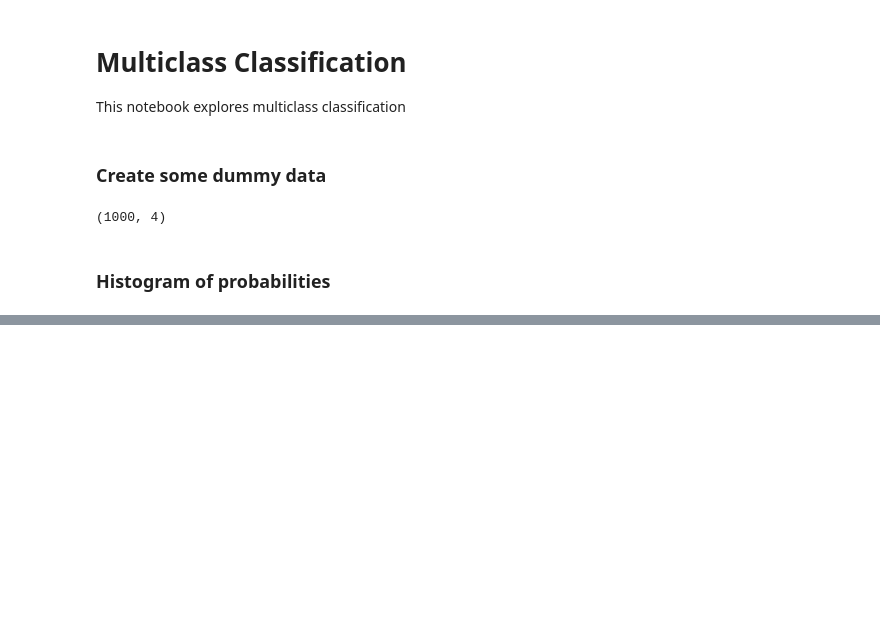
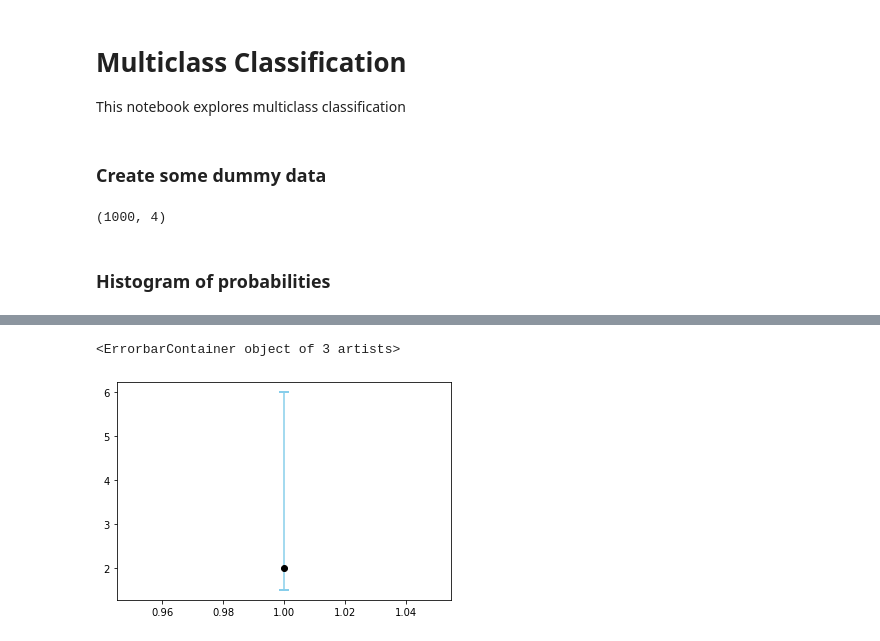
Before and after one commit to joshuawe/plots_and_graphs, a Jupyter notebook: notebooks/multiclass_classification.ipynb, the cells around one changed output, grey strips where cells are left out. Cells and saved outputs as stored; diff of their text form; code cells hidden in the pictures; blank space fills up the shorter version.

```diff
--- a/notebooks/multiclass_classification.ipynb
+++ b/notebooks/multiclass_classification.ipynb
@@ -41,0 +102,5 @@ fig = pandg.multiclass_classifier.plot_y_prob_histogram(y_true_one_hot, y_pred)
+# %%
+plt.errorbar(1, 2, yerr=[[0.5], [4]], fmt='o', color='black', ecolor='skyblue', capsize=5, capthick=2)
+# %% [output]
+<ErrorbarContainer object of 3 artists>
+[figure, added]
```
Also changed, not shown: parts of 5 cells of this notebook, 2 other files.
